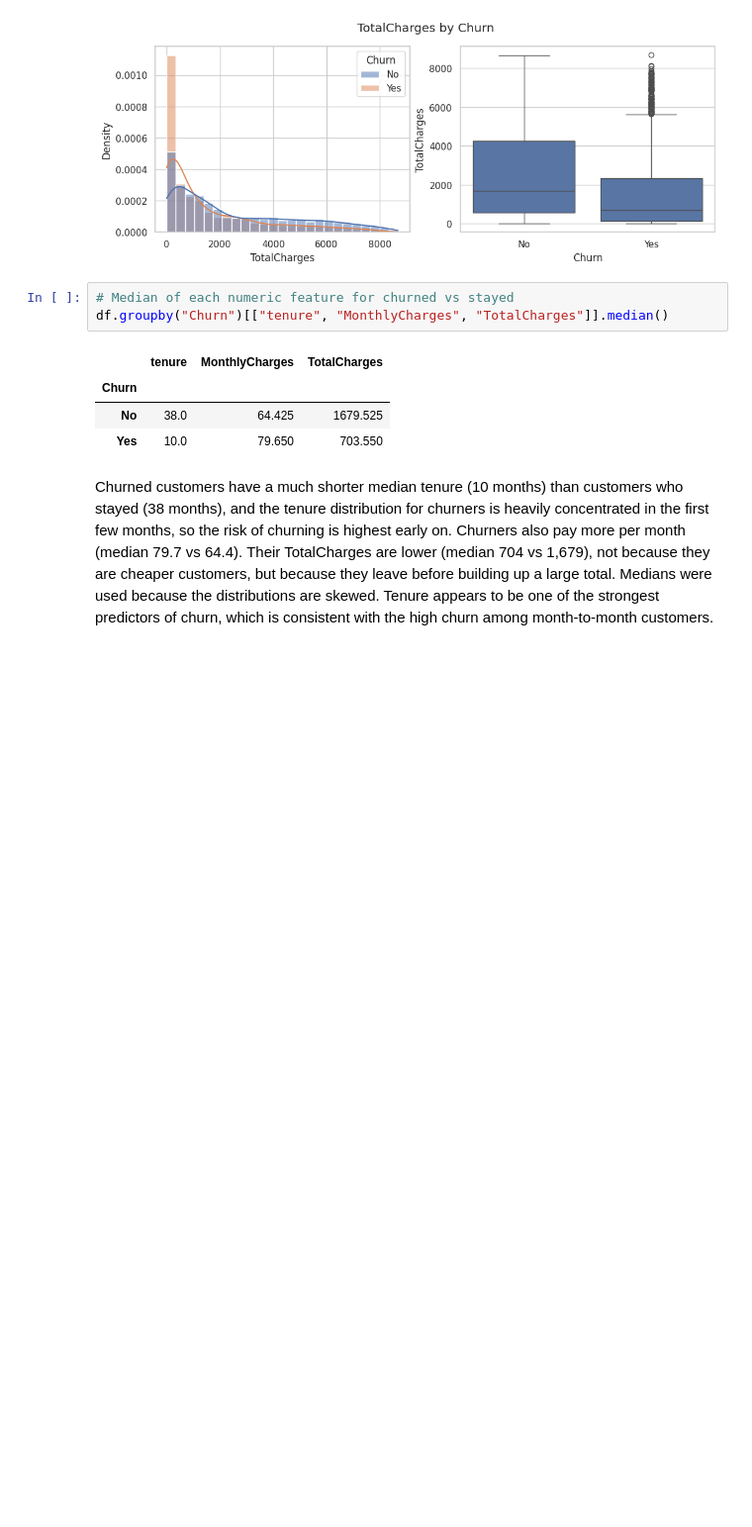
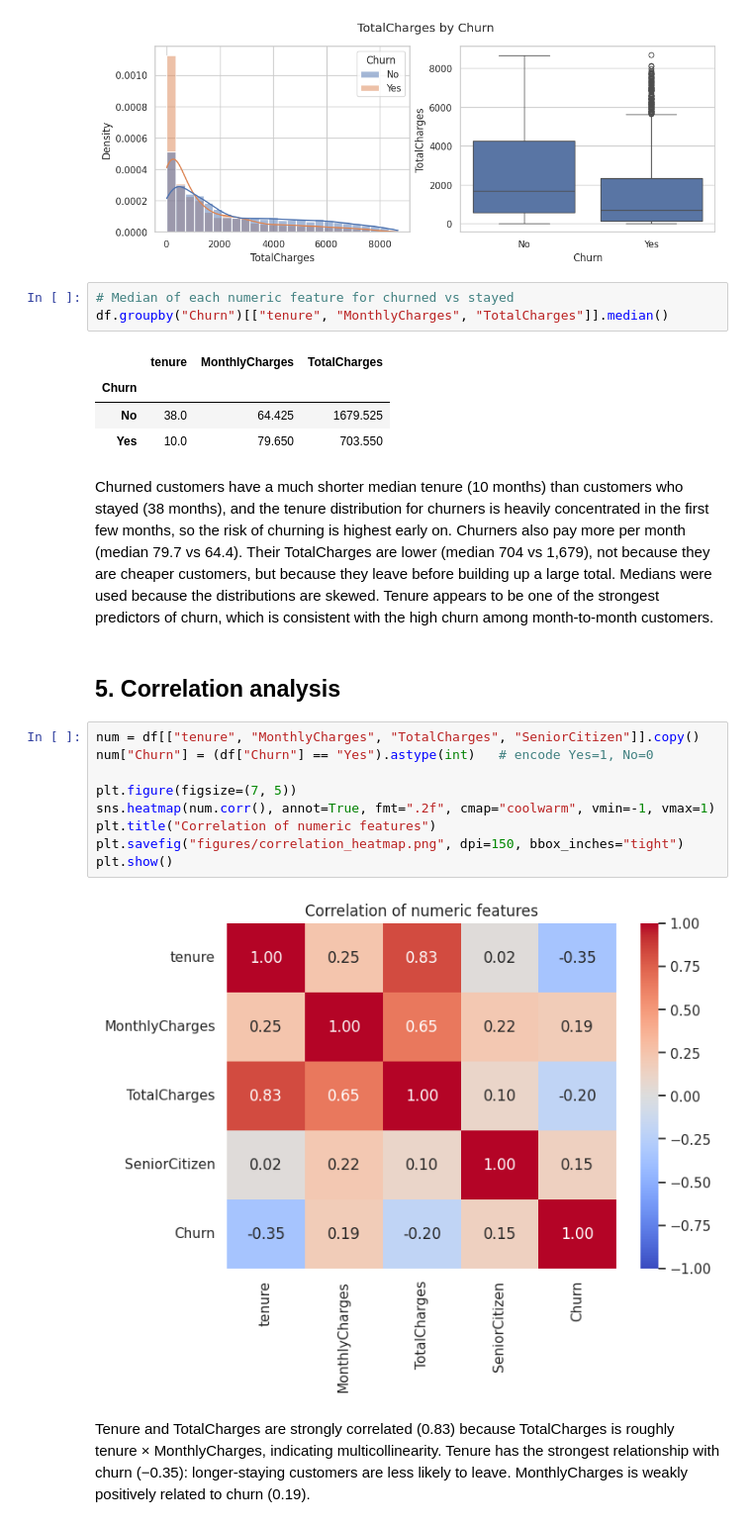
Before and after one commit to senanayakenithikas-ux/cm2604-churn-prediction, a Jupyter notebook: 01_eda.ipynb, the cells around one changed output. Shown at 99% size. Saved outputs shown, nothing was run; the diff lists cells and outputs as text; blank space fills up the shorter version.

Commit message:
Add correlation heatmap and multicollinearity insight

```diff
--- a/01_eda.ipynb
+++ b/01_eda.ipynb
@@ -199,3 +199,18 @@ df.groupby("Churn")[["tenure", "MonthlyCharges", "TotalCharges"]].median()
 | Yes | 10.0 | 79.650 | 703.550 |
 # %% [markdown]
 Churned customers have a much shorter median tenure (10 months) than customers who stayed (38 months), and the tenure distribution for churners is heavily concentrated in the first few months, so the risk of churning is highest early on. Churners also pay more per month (median 79.7 vs 64.4). Their TotalCharges are lower (median 704 vs 1,679), not because they are cheaper customers, but because they leave before building up a large total. Medians were used because the distributions are skewed. Tenure appears to be one of the strongest predictors of churn, which is consistent with the high churn among month-to-month customers.
+# %% [markdown]
+## 5. Correlation analysis
+# %%
+num = df[["tenure", "MonthlyCharges", "TotalCharges", "SeniorCitizen"]].copy()
+num["Churn"] = (df["Churn"] == "Yes").astype(int)   # encode Yes=1, No=0
+
+plt.figure(figsize=(7, 5))
+sns.heatmap(num.corr(), annot=True, fmt=".2f", cmap="coolwarm", vmin=-1, vmax=1)
+plt.title("Correlation of numeric features")
+plt.savefig("figures/correlation_heatmap.png", dpi=150, bbox_inches="tight")
+plt.show()
+# %% [output]
+[figure, added]
+# %% [markdown]
+Tenure and TotalCharges are strongly correlated (0.83) because TotalCharges is roughly tenure × MonthlyCharges, indicating multicollinearity. Tenure has the strongest relationship with churn (−0.35): longer-staying customers are less likely to leave. MonthlyCharges is weakly positively related to churn (0.19).
```
